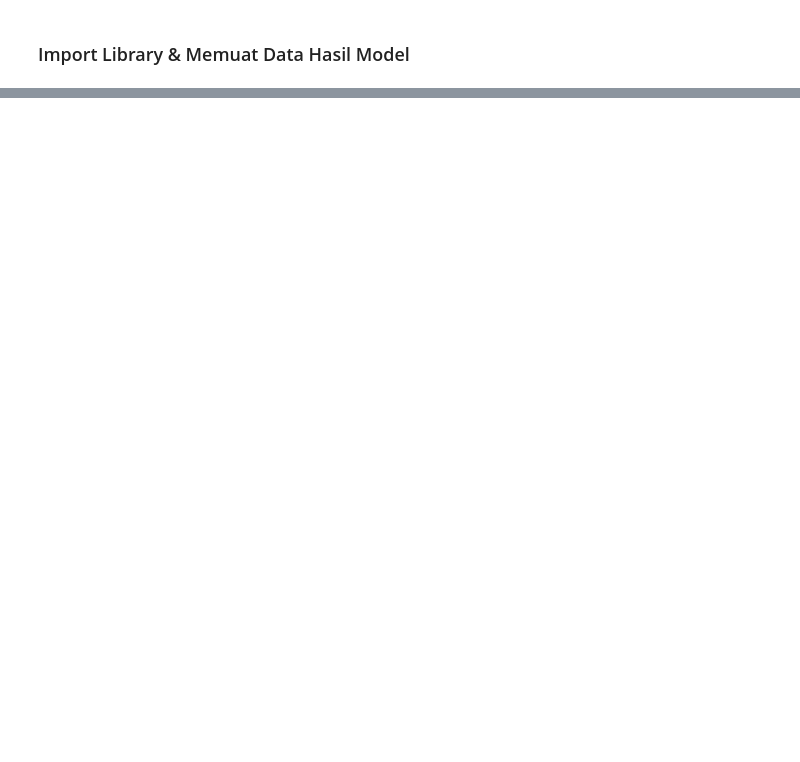
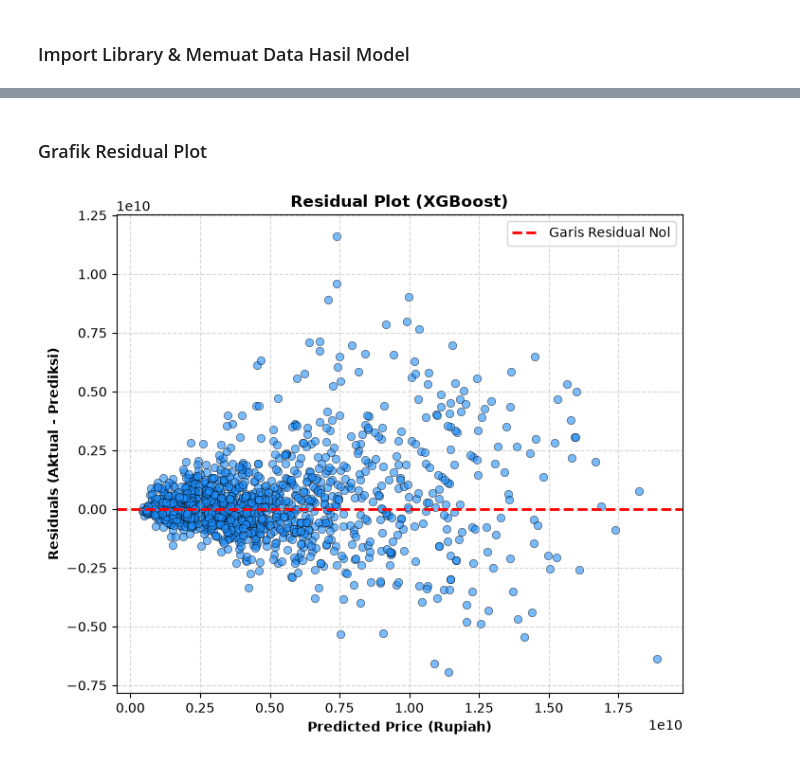
Before and after one commit to TI3G-PBL-House-Price/ml-model-testing, a Jupyter notebook: output/visualisasi_hasil.ipynb, the cells around one changed output, grey strips where cells are left out. Saved outputs shown, nothing was run; the diff lists cells and outputs as text; code cells hidden in the pictures; blank space fills up the shorter version.

```diff
--- a/output/visualisasi_hasil.ipynb
+++ b/output/visualisasi_hasil.ipynb
@@ -61,0 +42,19 @@ plt.show()
+# %% [markdown]
+### Grafik Residual Plot
+# %%
+residuals = y_test_actual - y_pred_actual
+
+plt.figure(figsize=(7, 6))
+
+plt.scatter(y_pred_actual, residuals, color='dodgerblue', alpha=0.6, edgecolors='k', linewidths=0.5)
+plt.axhline(y=0, color='red', linestyle='--', linewidth=2, label='Garis Residual Nol')
+
+plt.xlabel('Predicted Price (Rupiah)', fontweight='bold')
+plt.ylabel('Residuals (Aktual - Prediksi)', fontweight='bold')
+plt.title('Residual Plot (XGBoost)', fontweight='bold', fontsize=12)
+plt.legend(loc='upper right')
+plt.grid(True, linestyle='--', alpha=0.5)
+plt.tight_layout()
+plt.show()
+# %% [output]
+[figure, added]
```
Also changed, not shown: parts of 8 cells of this notebook.
